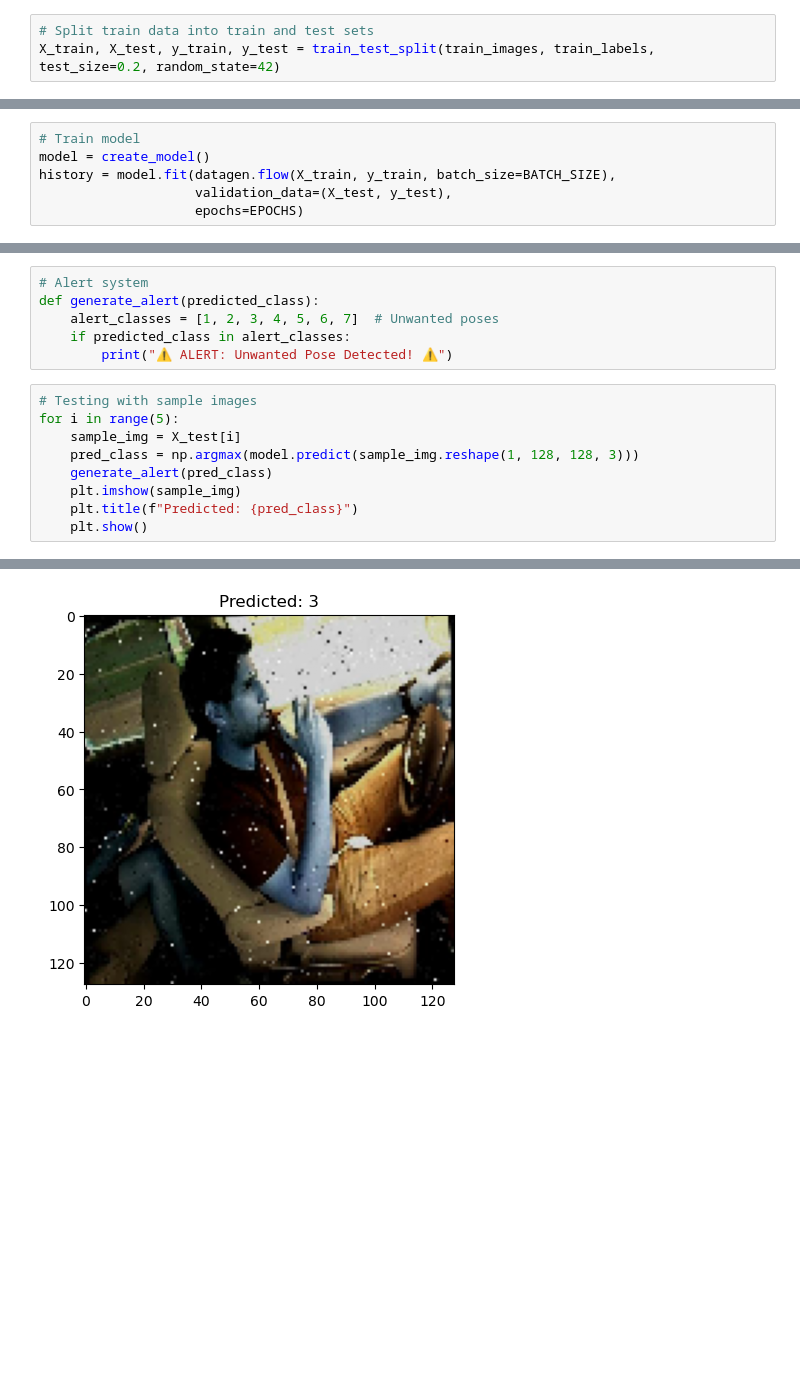
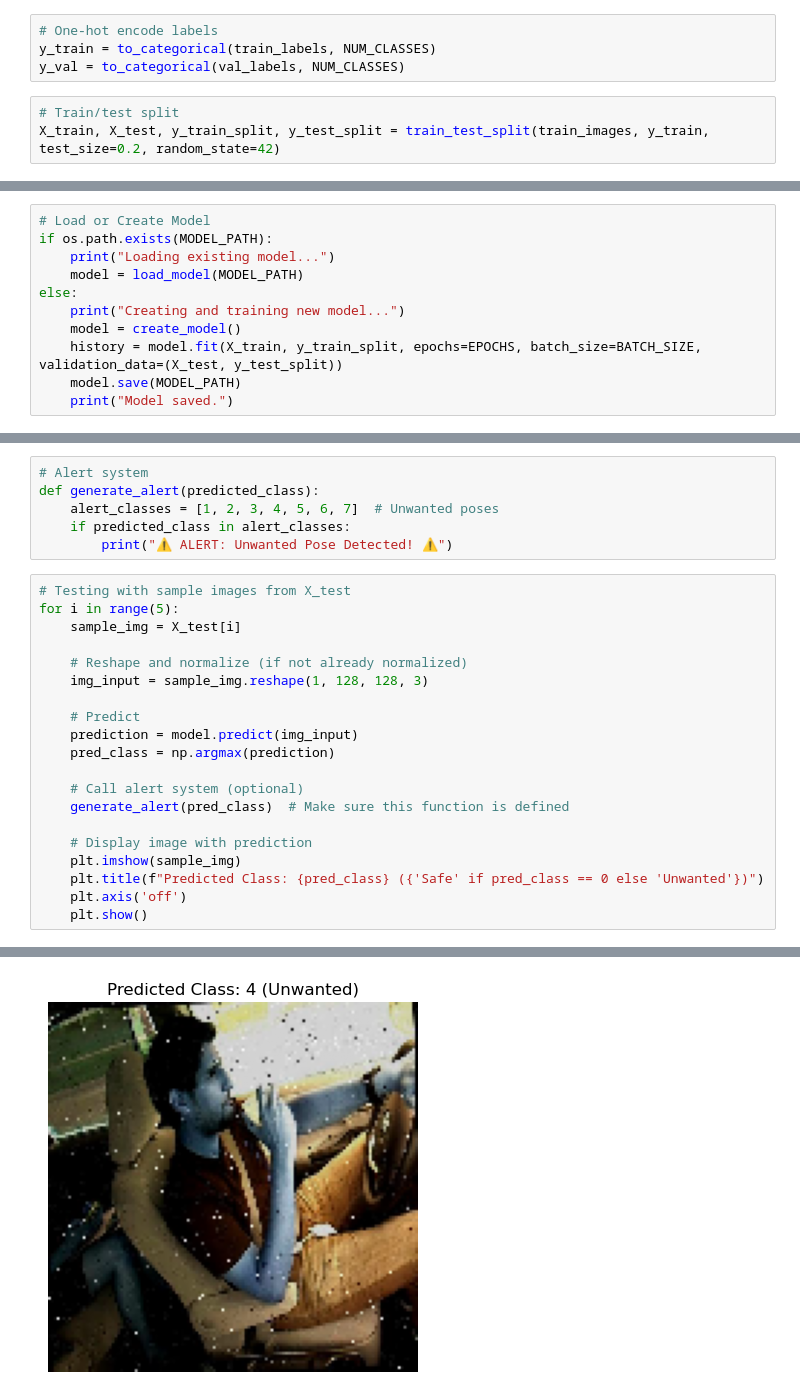
Before and after one commit to AdityaSrivastavDS/Driver-Unwanted-Pose-Detection-and-Feedback-System, a Jupyter notebook: model/CNN_Model.ipynb, the cells around one changed output, grey strips where cells are left out. Cells and saved outputs as stored; diff of their text form; blank space fills up the shorter version.

Commit message:
model retrained and integrated

```diff
--- a/model/CNN_Model.ipynb
+++ b/model/CNN_Model.ipynb
@@ -46,5 +48,9 @@ def load_dataset(image_dir, label_dir):
 train_images, train_labels = load_dataset("dataset/train/images", "dataset/train/labels")
 val_images, val_labels = load_dataset("dataset/valid/images", "dataset/valid/labels")
+# %%
+# One-hot encode labels
+y_train = to_categorical(train_labels, NUM_CLASSES)
+y_val = to_categorical(val_labels, NUM_CLASSES)
 # %%
-# Split train data into train and test sets
-X_train, X_test, y_train, y_test = train_test_split(train_images, train_labels, test_size=0.2, random_state=42)
+# Train/test split
+X_train, X_test, y_train_split, y_test_split = train_test_split(train_images, y_train, test_size=0.2, random_state=42)
@@ -76,7 +74 @@ def create_model():
     return model
-# %%
-# Train model
-model = create_model()
-history = model.fit(datagen.flow(X_train, y_train, batch_size=BATCH_SIZE),
-                    validation_data=(X_test, y_test),
-                    epochs=EPOCHS)
@@ -125,0 +75,11 @@ WARNING:absl:You are saving your model as an HDF5 file via `model.save()` or `ke
+# %%
+# Load or Create Model
+if os.path.exists(MODEL_PATH):
+    print("Loading existing model...")
+    model = load_model(MODEL_PATH)
+else:
+    print("Creating and training new model...")
+    model = create_model()
+    history = model.fit(X_train, y_train_split, epochs=EPOCHS, batch_size=BATCH_SIZE, validation_data=(X_test, y_test_split))
+    model.save(MODEL_PATH)
+    print("Model saved.")
@@ -147,12 +164,23 @@ def generate_alert(predicted_class):
     if predicted_class in alert_classes:
         print("⚠️ ALERT: Unwanted Pose Detected! ⚠️")
 # %%
-# Testing with sample images
+# Testing with sample images from X_test
 for i in range(5):
     sample_img = X_test[i]
-    pred_class = np.argmax(model.predict(sample_img.reshape(1, 128, 128, 3)))
-    generate_alert(pred_class)
+
+    # Reshape and normalize (if not already normalized)
+    img_input = sample_img.reshape(1, 128, 128, 3)
+
+    # Predict
+    prediction = model.predict(img_input)
+    pred_class = np.argmax(prediction)
+
+    # Call alert system (optional)
+    generate_alert(pred_class)  # Make sure this function is defined
+
+    # Display image with prediction
     plt.imshow(sample_img)
-    plt.title(f"Predicted: {pred_class}")
+    plt.title(f"Predicted Class: {pred_class} ({'Safe' if pred_class == 0 else 'Unwanted'})")
+    plt.axis('off')
     plt.show()
 # %% [output]
@@ -162,2 +191,2 @@ for i in range(5):
 ⚠️ ALERT: Unwanted Pose Detected! ⚠️
-[figure, old version]
+[figure, new version]
```
Also changed, not shown: parts of 14 cells of this notebook, 6 other files.
